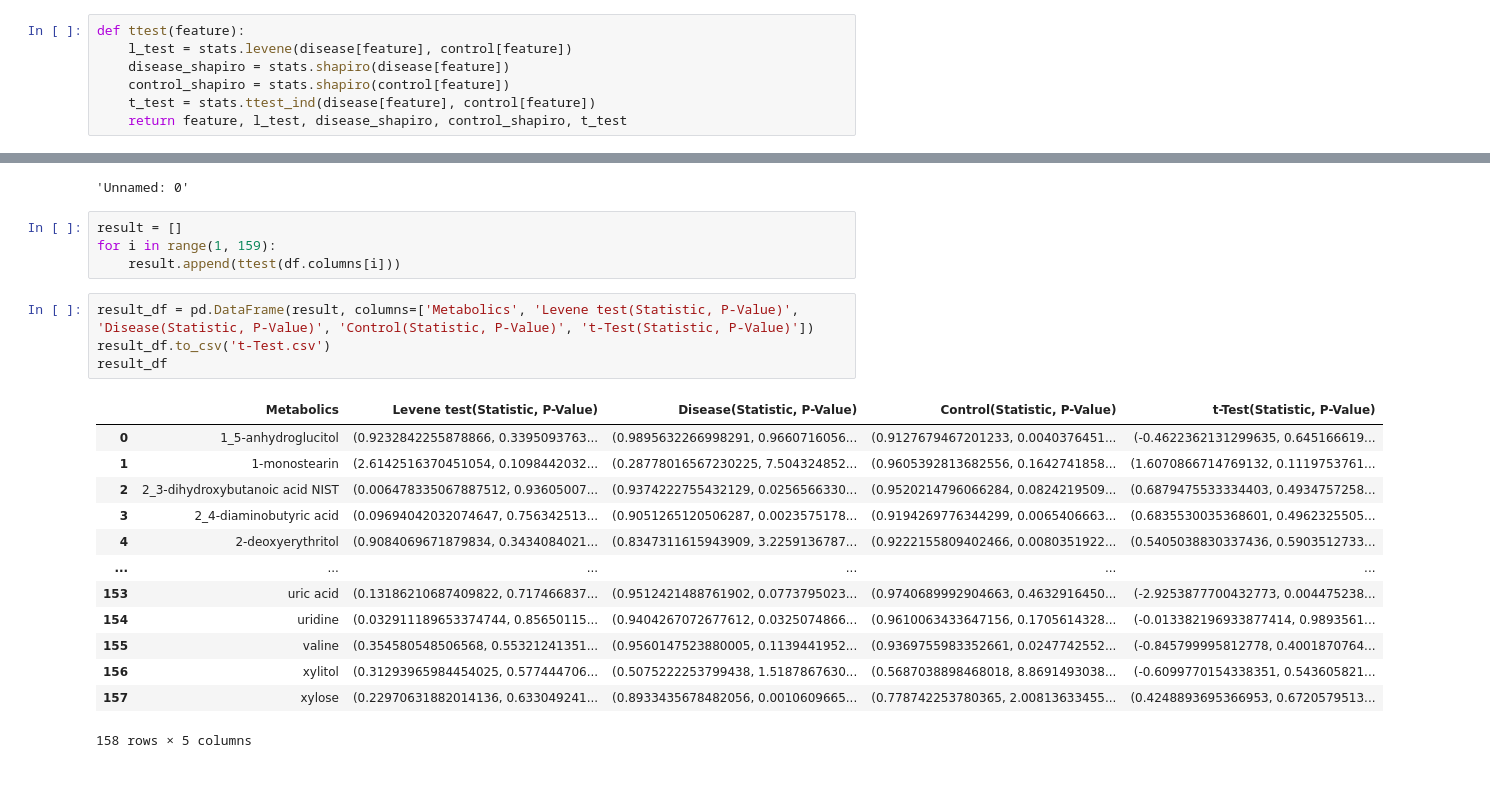
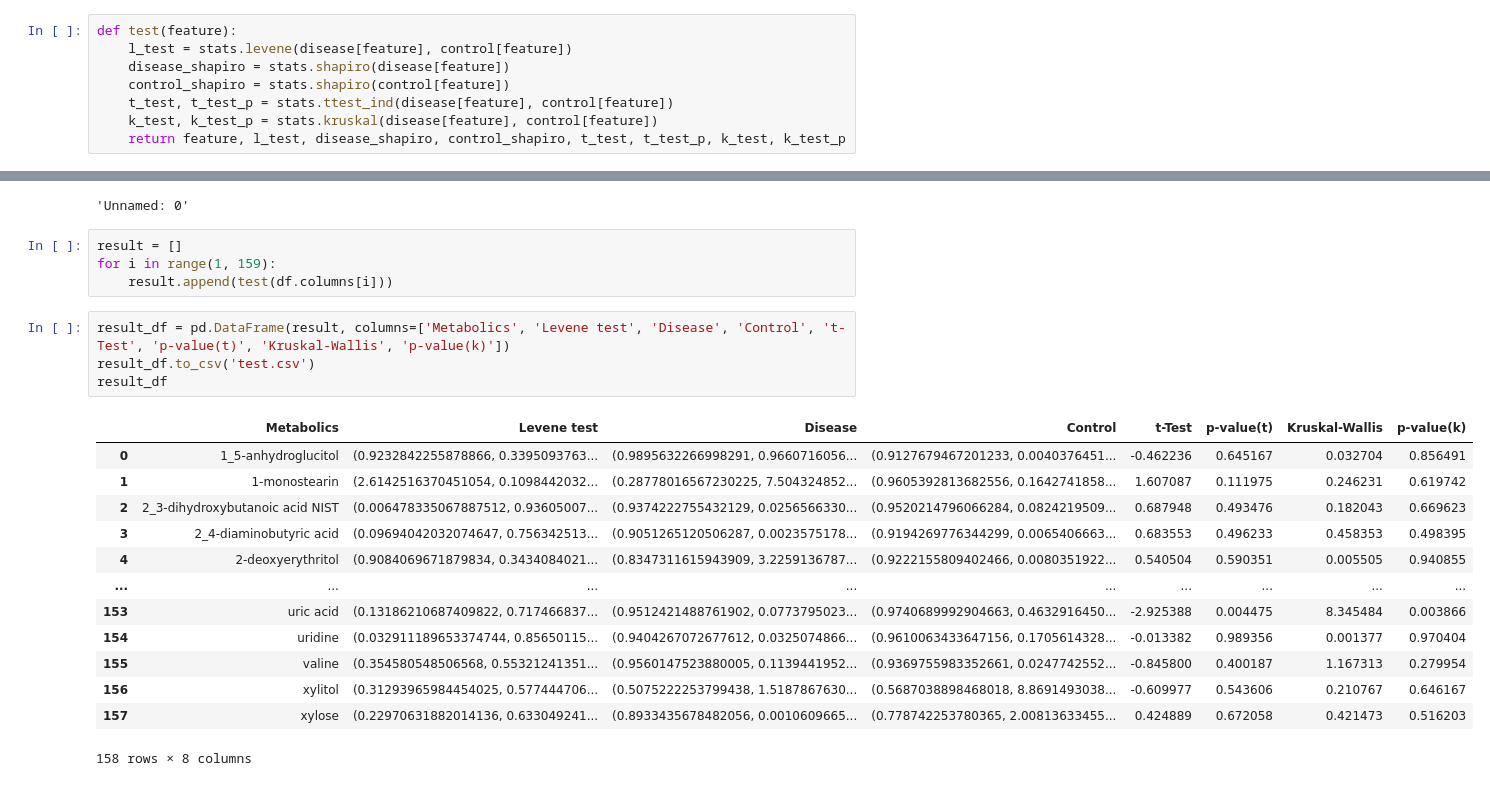
Before and after one commit to utshabkg/lung_cancer_biomarker, a Jupyter notebook: plasma/metabolic tests/plasma_test.ipynb, the cells around one changed output, grey strips where cells are left out. Drawn from its saved outputs; the diff is of its cells as text.

```diff
--- a/plasma/metabolic tests/plasma_test.ipynb
+++ b/plasma/metabolic tests/plasma_test.ipynb
@@ -84,12 +88,13 @@ stats.ttest_ind(disease['1_5-anhydroglucitol'], control['1_5-anhydroglucitol'])
 # %% [output]
 Ttest_indResult(statistic=-0.4622362131299635, pvalue=0.6451666190665313)
 # %%
-def ttest(feature):
+def test(feature):
     l_test = stats.levene(disease[feature], control[feature])
     disease_shapiro = stats.shapiro(disease[feature])
     control_shapiro = stats.shapiro(control[feature])
-    t_test = stats.ttest_ind(disease[feature], control[feature])
-    return feature, l_test, disease_shapiro, control_shapiro, t_test
+    t_test, t_test_p = stats.ttest_ind(disease[feature], control[feature])
+    k_test, k_test_p = stats.kruskal(disease[feature], control[feature])
+    return feature, l_test, disease_shapiro, control_shapiro, t_test, t_test_p, k_test, k_test_p
 # %%
 df.columns[0]
 # %% [output]
@@ -97,22 +102,22 @@ df.columns[0]
 # %%
 result = []
 for i in range(1, 159):
-    result.append(ttest(df.columns[i]))
+    result.append(test(df.columns[i]))
 # %%
-result_df = pd.DataFrame(result, columns=['Metabolics', 'Levene test(Statistic, P-Value)', 'Disease(Statistic, P-Value)', 'Control(Statistic, P-Value)', 't-Test(Statistic, P-Value)'])
-result_df.to_csv('t-Test.csv')
+result_df = pd.DataFrame(result, columns=['Metabolics', 'Levene test', 'Disease', 'Control', 't-Test', 'p-value(t)', 'Kruskal-Wallis', 'p-value(k)'])
+result_df.to_csv('test.csv')
 result_df
 # %% [output]
-|  | Metabolics | Levene test(Statistic, P-Value) | Disease(Statistic, P-Value) | Control(Statistic, P-Value) | t-Test(Statistic, P-Value) |
-| 0 | 1_5-anhydroglucitol | (0.9232842255878866, 0.3395093763... | (0.9895632266998291, 0.9660716056... | (0.9127679467201233, 0.0040376451... | (-0.4622362131299635, 0.645166619... |
-| 1 | 1-monostearin | (2.6142516370451054, 0.1098442032... | (0.28778016567230225, 7.504324852... | (0.9605392813682556, 0.1642741858... | (1.6070866714769132, 0.1119753761... |
-| 2 | 2_3-dihydroxybutanoic acid NIST | (0.006478335067887512, 0.93605007... | (0.9374222755432129, 0.0256566330... | (0.9520214796066284, 0.0824219509... | (0.6879475533334403, 0.4934757258... |
-| 3 | 2_4-diaminobutyric acid | (0.09694042032074647, 0.756342513... | (0.9051265120506287, 0.0023575178... | (0.9194269776344299, 0.0065406663... | (0.6835530035368601, 0.4962325505... |
-| 4 | 2-deoxyerythritol | (0.9084069671879834, 0.3434084021... | (0.8347311615943909, 3.2259136787... | (0.9222155809402466, 0.0080351922... | (0.5405038830337436, 0.5903512733... |
-| ... | ... | ... | ... | ... | ... |
-| 153 | uric acid | (0.13186210687409822, 0.717466837... | (0.9512421488761902, 0.0773795023... | (0.9740689992904663, 0.4632916450... | (-2.9253877700432773, 0.004475238... |
-| 154 | uridine | (0.032911189653374744, 0.85650115... | (0.9404267072677612, 0.0325074866... | (0.9610063433647156, 0.1705614328... | (-0.013382196933877414, 0.9893561... |
-| 155 | valine | (0.354580548506568, 0.55321241351... | (0.9560147523880005, 0.1139441952... | (0.9369755983352661, 0.0247742552... | (-0.845799995812778, 0.4001870764... |
-| 156 | xylitol | (0.31293965984454025, 0.577444706... | (0.5075222253799438, 1.5187867630... | (0.5687038898468018, 8.8691493038... | (-0.6099770154338351, 0.543605821... |
-| 157 | xylose | (0.22970631882014136, 0.633049241... | (0.8933435678482056, 0.0010609665... | (0.778742253780365, 2.00813633455... | (0.4248893695366953, 0.6720579513... |
+|  | Metabolics | Levene test | Disease | Control | t-Test | p-value(t) | Kruskal-Wallis | p-value(k) |
+| 0 | 1_5-anhydroglucitol | (0.9232842255878866, 0.3395093763... | (0.9895632266998291, 0.9660716056... | (0.9127679467201233, 0.0040376451... | -0.462236 | 0.645167 | 0.032704 | 0.856491 |
+| 1 | 1-monostearin | (2.6142516370451054, 0.1098442032... | (0.28778016567230225, 7.504324852... | (0.9605392813682556, 0.1642741858... | 1.607087 | 0.111975 | 0.246231 | 0.619742 |
+| 2 | 2_3-dihydroxybutanoic acid NIST | (0.006478335067887512, 0.93605007... | (0.9374222755432129, 0.0256566330... | (0.9520214796066284, 0.0824219509... | 0.687948 | 0.493476 | 0.182043 | 0.669623 |
+| 3 | 2_4-diaminobutyric acid | (0.09694042032074647, 0.756342513... | (0.9051265120506287, 0.0023575178... | (0.9194269776344299, 0.0065406663... | 0.683553 | 0.496233 | 0.458353 | 0.498395 |
+| 4 | 2-deoxyerythritol | (0.9084069671879834, 0.3434084021... | (0.8347311615943909, 3.2259136787... | (0.9222155809402466, 0.0080351922... | 0.540504 | 0.590351 | 0.005505 | 0.940855 |
+| ... | ... | ... | ... | ... | ... | ... | ... | ... |
+| 153 | uric acid | (0.13186210687409822, 0.717466837... | (0.9512421488761902, 0.0773795023... | (0.9740689992904663, 0.4632916450... | -2.925388 | 0.004475 | 8.345484 | 0.003866 |
+| 154 | uridine | (0.032911189653374744, 0.85650115... | (0.9404267072677612, 0.0325074866... | (0.9610063433647156, 0.1705614328... | -0.013382 | 0.989356 | 0.001377 | 0.970404 |
+| 155 | valine | (0.354580548506568, 0.55321241351... | (0.9560147523880005, 0.1139441952... | (0.9369755983352661, 0.0247742552... | -0.845800 | 0.400187 | 1.167313 | 0.279954 |
+| 156 | xylitol | (0.31293965984454025, 0.577444706... | (0.5075222253799438, 1.5187867630... | (0.5687038898468018, 8.8691493038... | -0.609977 | 0.543606 | 0.210767 | 0.646167 |
+| 157 | xylose | (0.22970631882014136, 0.633049241... | (0.8933435678482056, 0.0010609665... | (0.778742253780365, 2.00813633455... | 0.424889 | 0.672058 | 0.421473 | 0.516203 |
-158 rows × 5 columns
+158 rows × 8 columns
```
Also changed, not shown: parts of 6 cells of this notebook.
